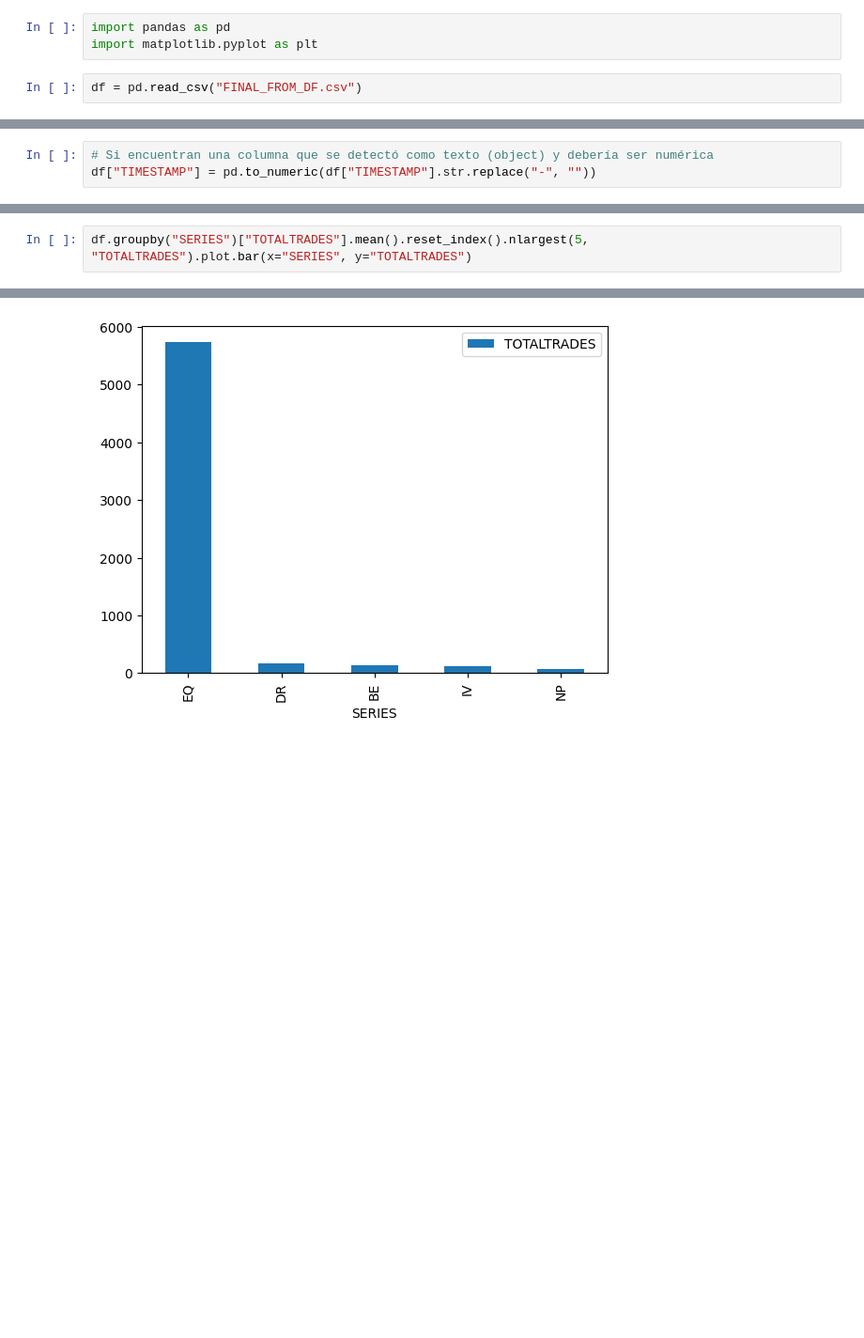
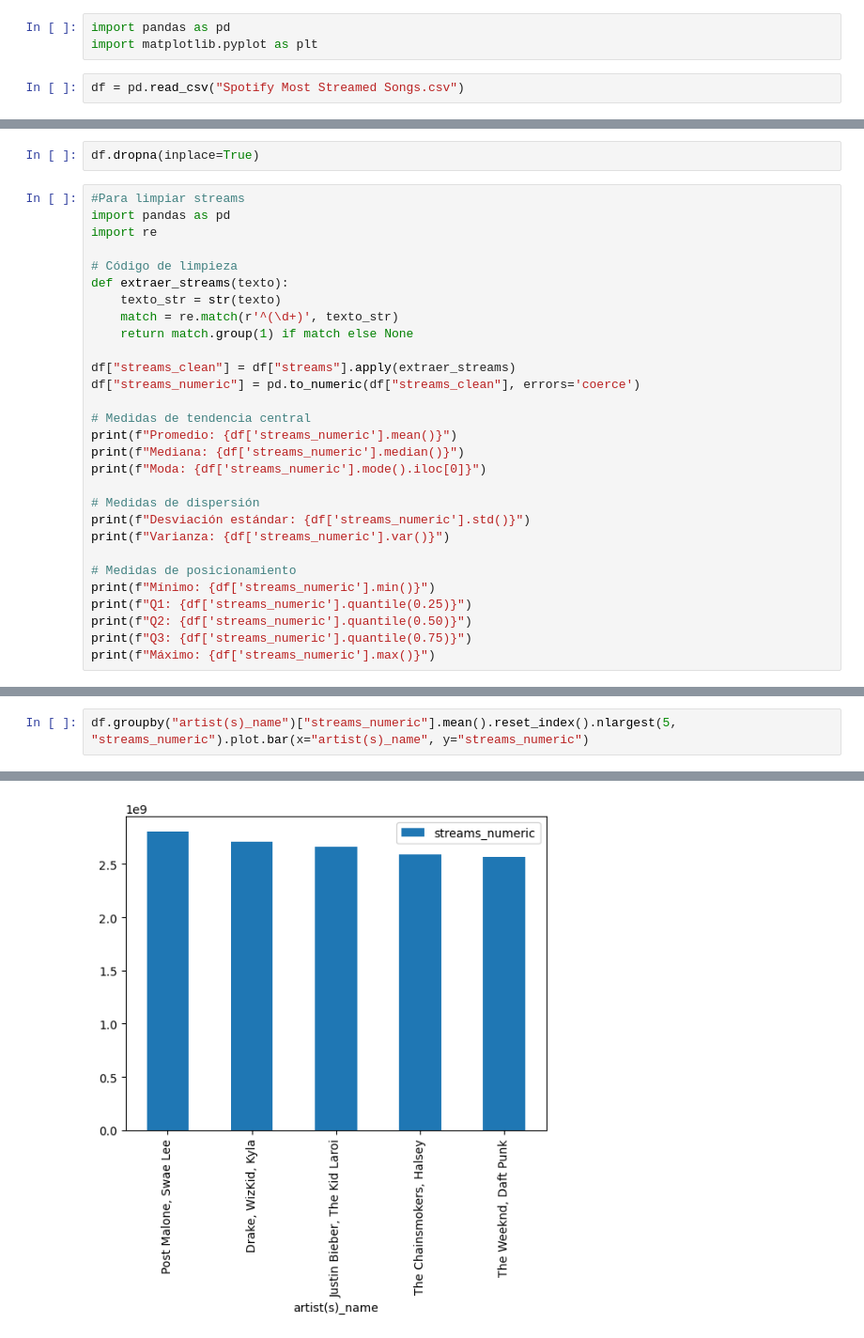
Before and after one commit to a01754324-prog/SemanaTec, a Jupyter notebook: main.ipynb, the cells around one changed output, grey strips where cells are left out. Shown at 94% size. Cells and saved outputs as stored; diff of their text form; blank space fills up the shorter version.

```diff
--- a/main.ipynb
+++ b/main.ipynb
@@ -22,7 +22,7 @@ Los DataFrames son el tipo de objetos principales de Pandas. Son una representac
 import pandas as pd
 import matplotlib.pyplot as plt
 # %%
-df = pd.read_csv("FINAL_FROM_DF.csv")
+df = pd.read_csv("Spotify Most Streamed Songs.csv")
 # %%
 # df.head() -> Primeras 5 filas de su archivo
 # df.head(n) -> Primeras n filas de su archivo
@@ -144,0 +123,31 @@ Máximo: 1192900
+# %%
+df.dropna(inplace=True)
+# %%
+#Para limpiar streams
+import pandas as pd
+import re
+
+# Código de limpieza
+def extraer_streams(texto):
+    texto_str = str(texto)
+    match = re.match(r'^(\d+)', texto_str)
+    return match.group(1) if match else None
+
+df["streams_clean"] = df["streams"].apply(extraer_streams)
+df["streams_numeric"] = pd.to_numeric(df["streams_clean"], errors='coerce')
+
+# Medidas de tendencia central
+print(f"Promedio: {df['streams_numeric'].mean()}")
+print(f"Mediana: {df['streams_numeric'].median()}")
+print(f"Moda: {df['streams_numeric'].mode().iloc[0]}")
+
+# Medidas de dispersión
+print(f"Desviación estándar: {df['streams_numeric'].std()}")
+print(f"Varianza: {df['streams_numeric'].var()}")
+
+# Medidas de posicionamiento
+print(f"Mínimo: {df['streams_numeric'].min()}")
+print(f"Q1: {df['streams_numeric'].quantile(0.25)}")
+print(f"Q2: {df['streams_numeric'].quantile(0.50)}")
+print(f"Q3: {df['streams_numeric'].quantile(0.75)}")
+print(f"Máximo: {df['streams_numeric'].max()}")
@@ -155,6 +175,3 @@ dtype('int64')
-# %%
-# Si encuentran una columna que se detectó como texto (object) y debería ser numérica
-df["TIMESTAMP"] = pd.to_numeric(df["TIMESTAMP"].str.replace("-", ""))
 # %%
 columnas_númericas = []
 columnas_no_númericas = []
@@ -219,3 +243,3 @@ df.groupby("SERIES")["TOTALTRADES"].mean().reset_index().nlargest(5, "TOTALTRADE
 # %%
-df.groupby("SERIES")["TOTALTRADES"].mean().reset_index().nlargest(5, "TOTALTRADES").plot.bar(x="SERIES", y="TOTALTRADES")
+df.groupby("artist(s)_name")["streams_numeric"].mean().reset_index().nlargest(5, "streams_numeric").plot.bar(x="artist(s)_name", y="streams_numeric")
 # %% [output]
@@ -223,2 +247,2 @@ df.groupby("SERIES")["TOTALTRADES"].mean().reset_index().nlargest(5, "TOTALTRADE
-[figure, old version]
+[figure, new version]
 # %%
```
Also changed, not shown: parts of 26 cells of this notebook, 1 other file.
